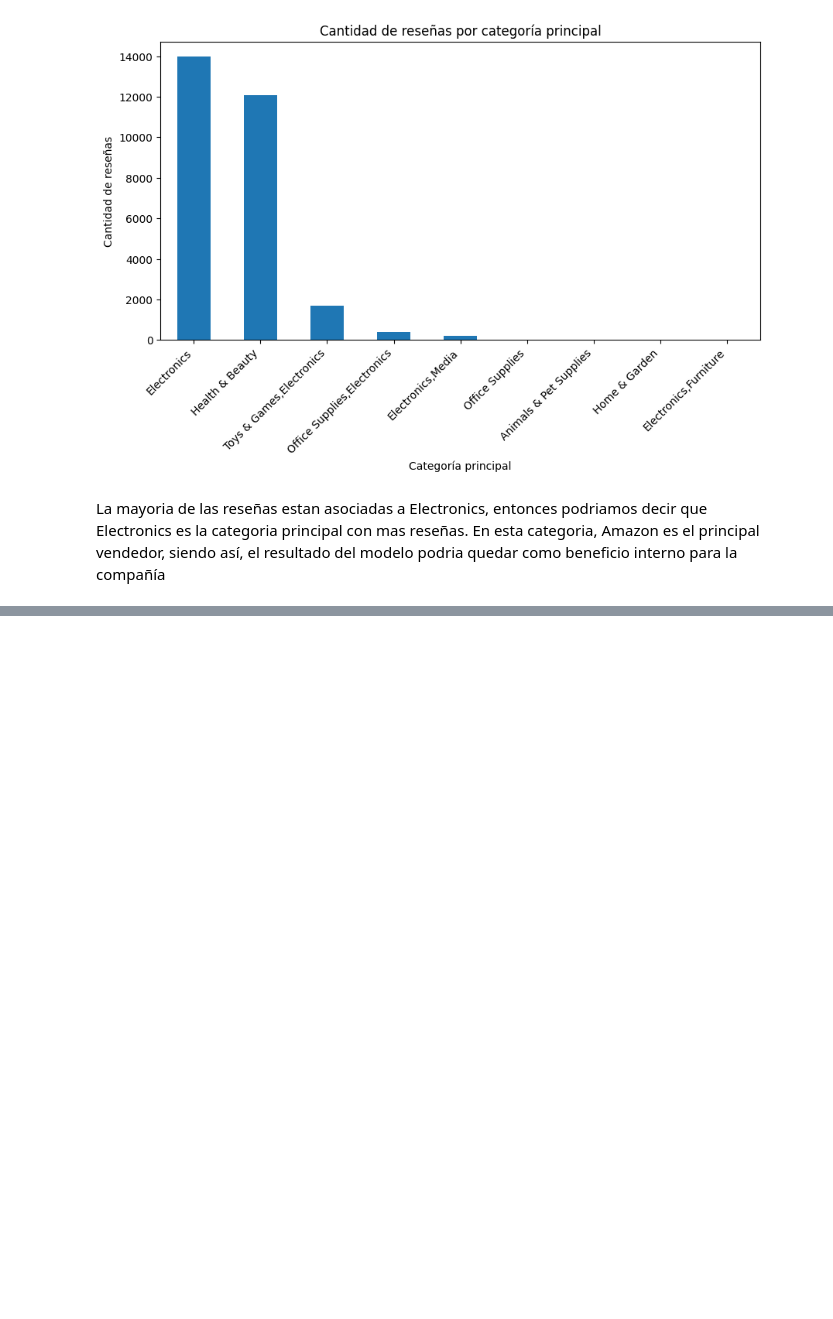
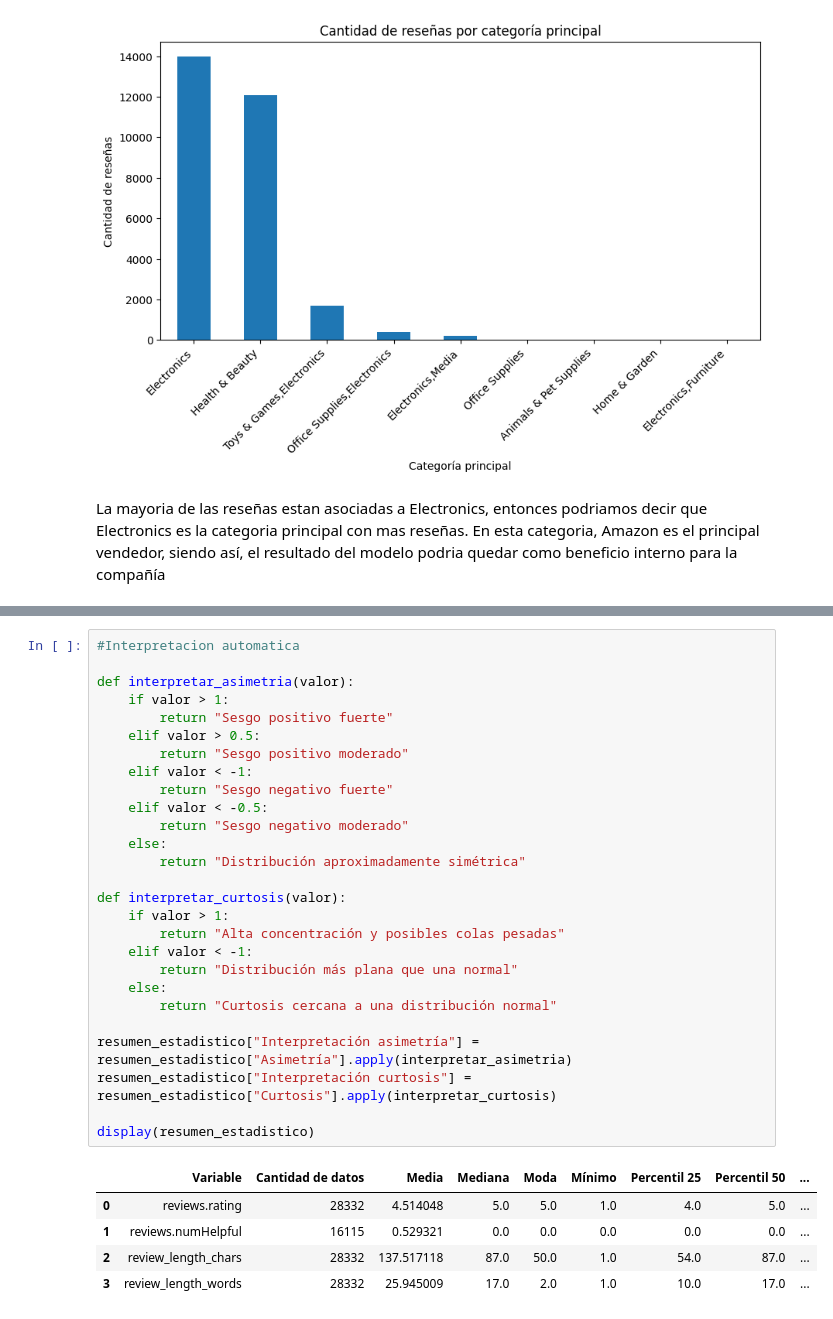
Before and after one commit to R3beAM/Proyecto-Final-Integracion, a Jupyter notebook: Parte_2_Proyecto_Final_Integracion.ipynb, the cells around one changed output, grey strips where cells are left out. Saved outputs shown, nothing was run; the diff lists cells and outputs as text; blank space fills up the shorter version.

```diff
--- a/Parte_2_Proyecto_Final_Integracion.ipynb
+++ b/Parte_2_Proyecto_Final_Integracion.ipynb
@@ -537,0 +619,33 @@ La mayoria de las reseñas estan asociadas a Electronics, entonces podriamos dec
+# %%
+#Interpretacion automatica
+
+def interpretar_asimetria(valor):
+    if valor > 1:
+        return "Sesgo positivo fuerte"
+    elif valor > 0.5:
+        return "Sesgo positivo moderado"
+    elif valor < -1:
+        return "Sesgo negativo fuerte"
+    elif valor < -0.5:
+        return "Sesgo negativo moderado"
+    else:
+        return "Distribución aproximadamente simétrica"
+
+def interpretar_curtosis(valor):
+    if valor > 1:
+        return "Alta concentración y posibles colas pesadas"
+    elif valor < -1:
+        return "Distribución más plana que una normal"
+    else:
+        return "Curtosis cercana a una distribución normal"
+
+resumen_estadistico["Interpretación asimetría"] = resumen_estadistico["Asimetría"].apply(interpretar_asimetria)
+resumen_estadistico["Interpretación curtosis"] = resumen_estadistico["Curtosis"].apply(interpretar_curtosis)
+
+display(resumen_estadistico)
+# %% [output]
+|  | Variable | Cantidad de datos | Media | Mediana | Moda | Mínimo | Percentil 25 | Percentil 50 | ... |
+| 0 | reviews.rating | 28332 | 4.514048 | 5.0 | 5.0 | 1.0 | 4.0 | 5.0 | ... |
+| 1 | reviews.numHelpful | 16115 | 0.529321 | 0.0 | 0.0 | 0.0 | 0.0 | 0.0 | ... |
+| 2 | review_length_chars | 28332 | 137.517118 | 87.0 | 50.0 | 1.0 | 54.0 | 87.0 | ... |
+| 3 | review_length_words | 28332 | 25.945009 | 17.0 | 2.0 | 1.0 | 10.0 | 17.0 | ... |
```
Also changed, not shown: parts of 7 cells of this notebook.
